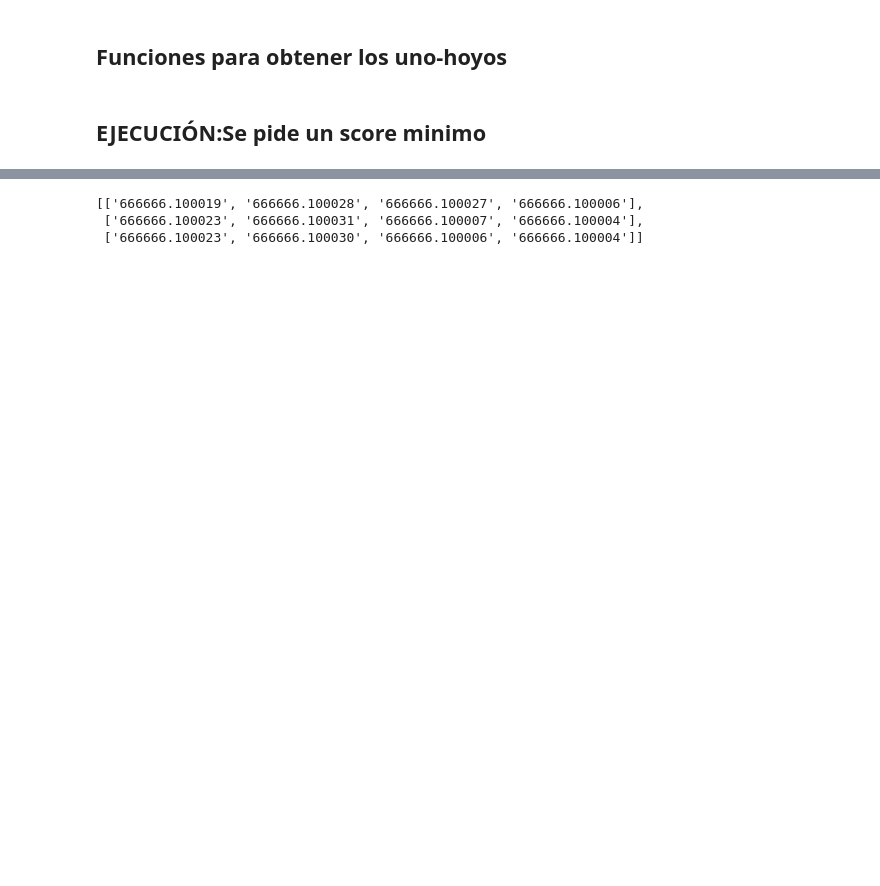
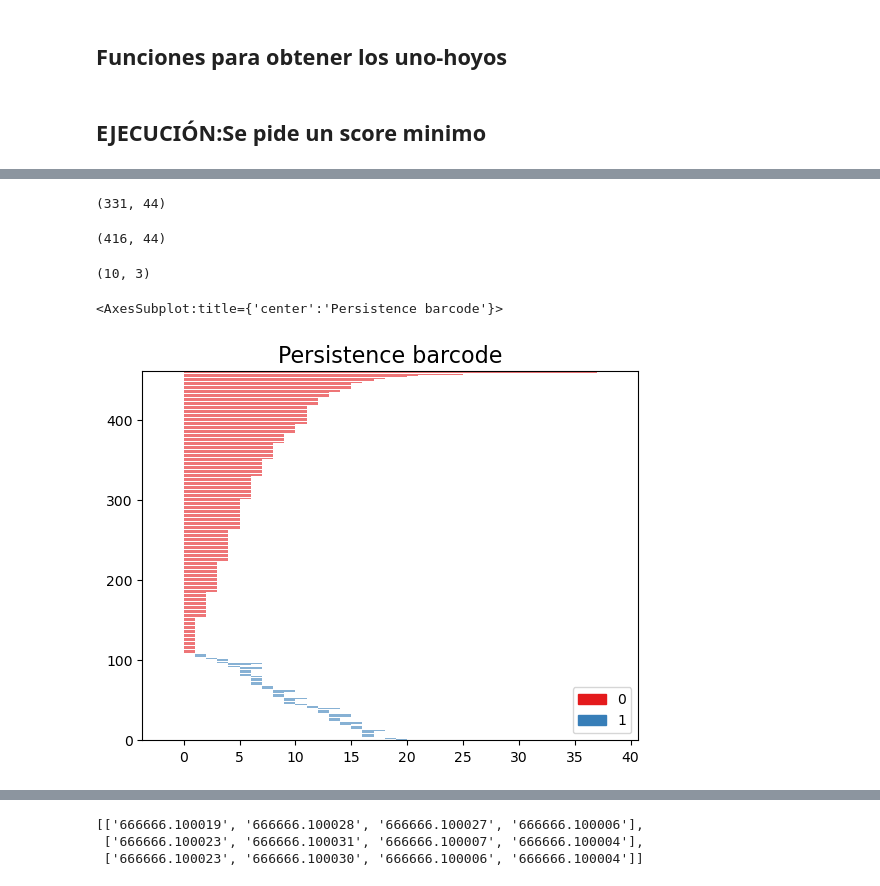
Before and after one commit to FFranciscoEspinosa/Tesis, a Jupyter notebook: nodos_adaptado_3.ipynb, the cells around one changed output, grey strips where cells are left out. Cells and saved outputs as stored; diff of their text form; code cells hidden in the pictures; blank space fills up the shorter version.

```diff
--- a/nodos_adaptado_3.ipynb
+++ b/nodos_adaptado_3.ipynb
@@ -340,0 +504,13 @@ complex_pathways=get_complex_by_pathways(df_by_pathway)
+# %%
+join_df=join_dfs(df_by_pathway)
+# %%
+join_df_drop=join_df.drop_duplicates(keep=False)
+join_df_drop.shape
+# %% [output]
+(331, 44)
+# %%
+join_df.shape
+# %% [output]
+(416, 44)
+# %%
+join_complex=create_complex(calculate_hamming_matrix(join_df.values))
@@ -340,0 +519,9 @@ complex_pathways=get_complex_by_pathways(df_by_pathway)
+# %%
+join_complex
+# %% [output]
+(10, 3)
+# %%
+gd.plot_persistence_barcode(join_complex[0],legend='Unidos con repeticiones')
+# %% [output]
+<AxesSubplot:title={'center':'Persistence barcode'}>
+[figure, added]
```
Also changed, not shown: parts of 31 cells of this notebook, 3 other files.
